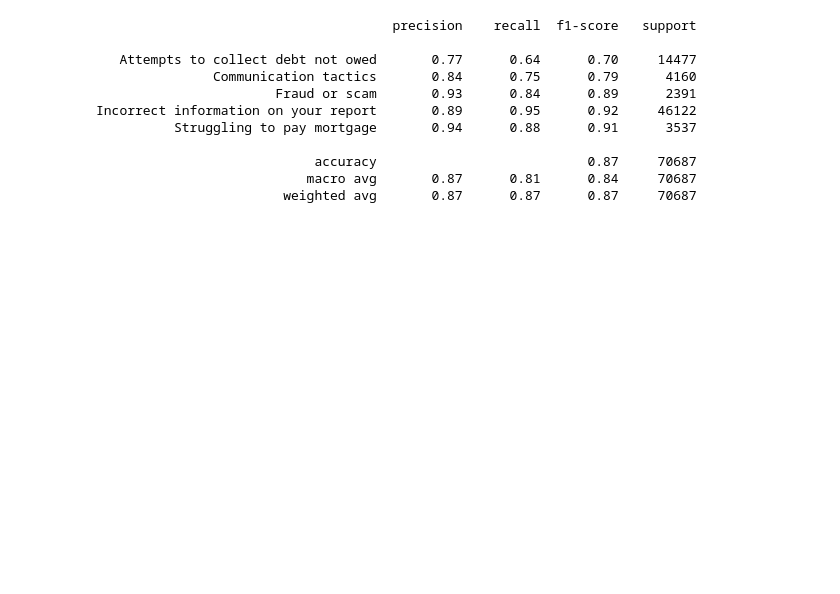
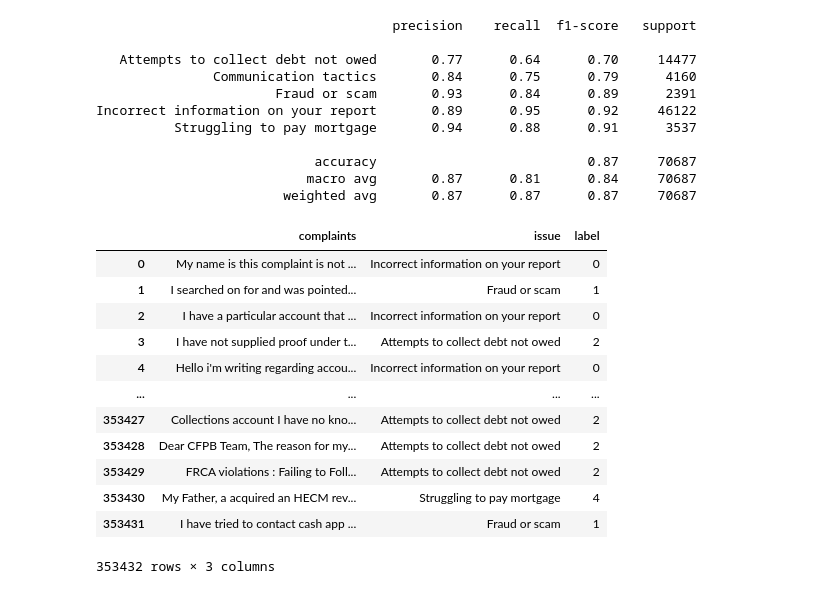
Before and after one commit to hcgreer/cfpb_text_classification, a Jupyter notebook: RM_Capo_Coders.ipynb, the cells around one changed output. Cells and saved outputs as stored; diff of their text form; code cells hidden in the pictures; blank space fills up the shorter version.

```diff
--- a/RM_Capo_Coders.ipynb
+++ b/RM_Capo_Coders.ipynb
@@ -137,0 +127,23 @@ complaints
+# %%
+from io import StringIO
+col = ['Consumer complaint narrative', 'Issue']
+complaints_no_x = complaints_no_x[col]
+complaints_no_x = complaints_no_x[pd.notnull(complaints_no_x['Consumer complaint narrative'])]
+complaints_no_x.columns = ['complaints', 'issue']
+complaints_no_x['label'] = complaints_no_x['issue'].factorize()[0]
+label_df = complaints_no_x[['issue', 'label']].drop_duplicates().sort_values('label')
+complaints_no_x
+# %% [output]
+|  | complaints | issue | label |
+| 0 | My name is this complaint is not ... | Incorrect information on your report | 0 |
+| 1 | I searched on for and was pointed... | Fraud or scam | 1 |
+| 2 | I have a particular account that ... | Incorrect information on your report | 0 |
+| 3 | I have not supplied proof under t... | Attempts to collect debt not owed | 2 |
+| 4 | Hello i'm writing regarding accou... | Incorrect information on your report | 0 |
+| ... | ... | ... | ... |
+| 353427 | Collections account I have no kno... | Attempts to collect debt not owed | 2 |
+| 353428 | Dear CFPB Team, The reason for my... | Attempts to collect debt not owed | 2 |
+| 353429 | FRCA violations : Failing to Foll... | Attempts to collect debt not owed | 2 |
+| 353430 | My Father, a acquired an HECM rev... | Struggling to pay mortgage | 4 |
+| 353431 | I have tried to contact cash app ... | Fraud or scam | 1 |
+353432 rows × 3 columns
```
Also changed, not shown: parts of 15 cells of this notebook.
